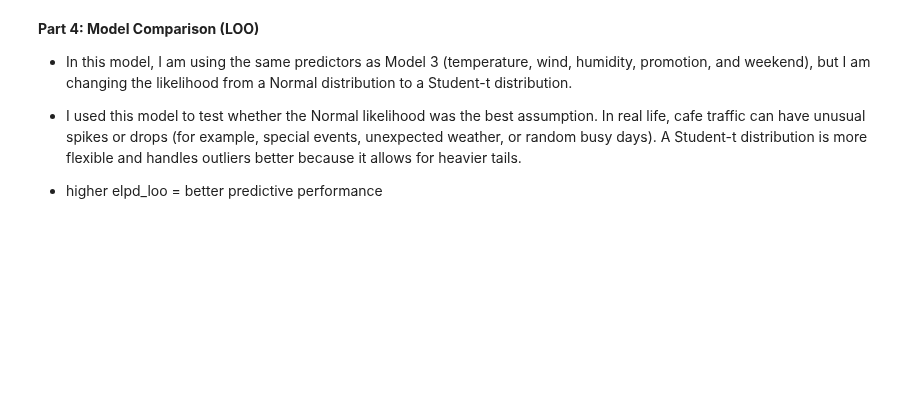
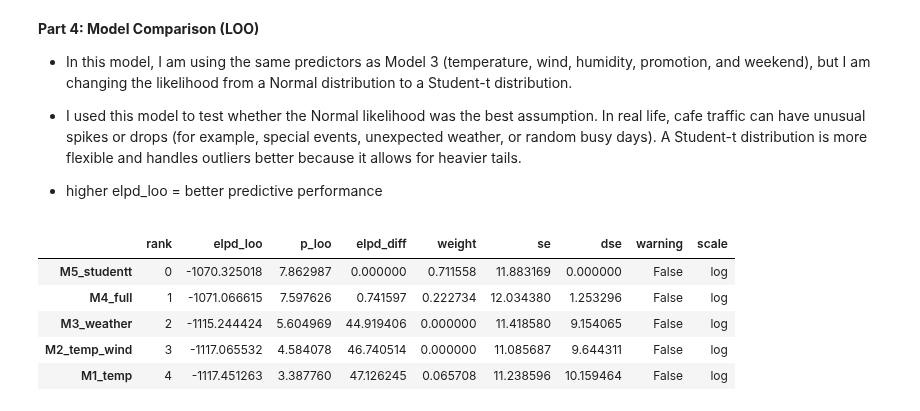
Before and after one commit to rumijay/Data-Science-2025, a Jupyter notebook: Unit6Project.ipynb, the cells around one changed output. Drawn from its saved outputs; the diff is of its cells as text; code cells hidden in the pictures; blank space fills up the shorter version.

```diff
--- a/Unit6Project.ipynb
+++ b/Unit6Project.ipynb
@@ -193,9 +220,18 @@ idata_4 = model_4.fit(idata_kwargs={"log_likelihood": True})
 # %%
-cmp = az.compare({
-    "M1_temp_only": idata_1,
-    "M2_weather": idata_2,
-    "M3_weather_plus_business": idata_3,
-    "M4_same_predictors_studentt": idata_4,
+comparison = az.compare({
+    "M1_temp": idata_1,
+    "M2_temp_wind": idata_2,
+    "M3_weather": idata_3,
+    "M4_full": idata_4,
+    "M5_studentt": idata_5
 })
-cmp
+
+comparison
+# %% [output]
+|  | rank | elpd_loo | p_loo | elpd_diff | weight | se | dse | warning | scale |
+| M5_studentt | 0 | -1070.325018 | 7.862987 | 0.000000 | 0.711558 | 11.883169 | 0.000000 | False | log |
+| M4_full | 1 | -1071.066615 | 7.597626 | 0.741597 | 0.222734 | 12.034380 | 1.253296 | False | log |
+| M3_weather | 2 | -1115.244424 | 5.604969 | 44.919406 | 0.000000 | 11.418580 | 9.154065 | False | log |
+| M2_temp_wind | 3 | -1117.065532 | 4.584078 | 46.740514 | 0.000000 | 11.085687 | 9.644311 | False | log |
+| M1_temp | 4 | -1117.451263 | 3.387760 | 47.126245 | 0.065708 | 11.238596 | 10.159464 | False | log |
 # %%
```
Also changed, not shown: parts of 14 cells of this notebook.
